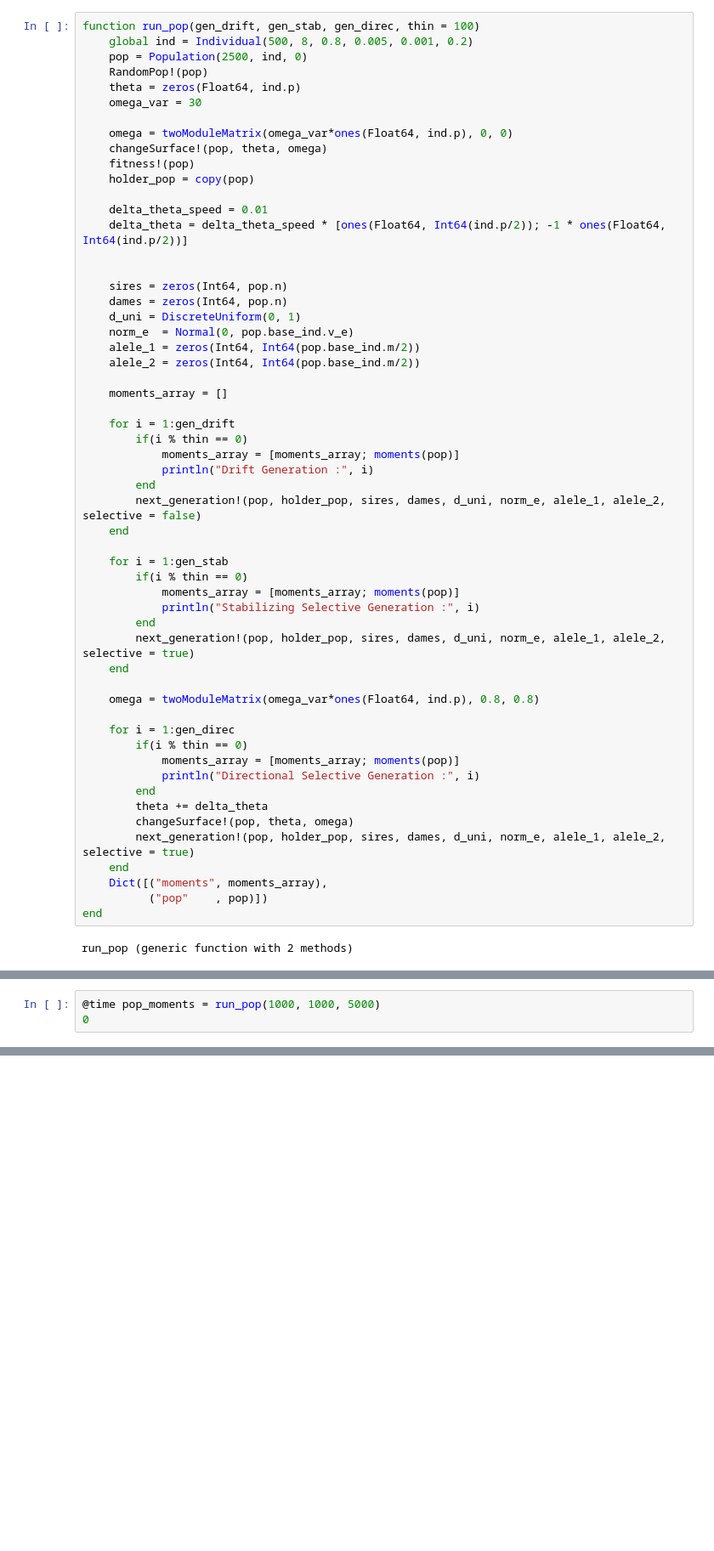
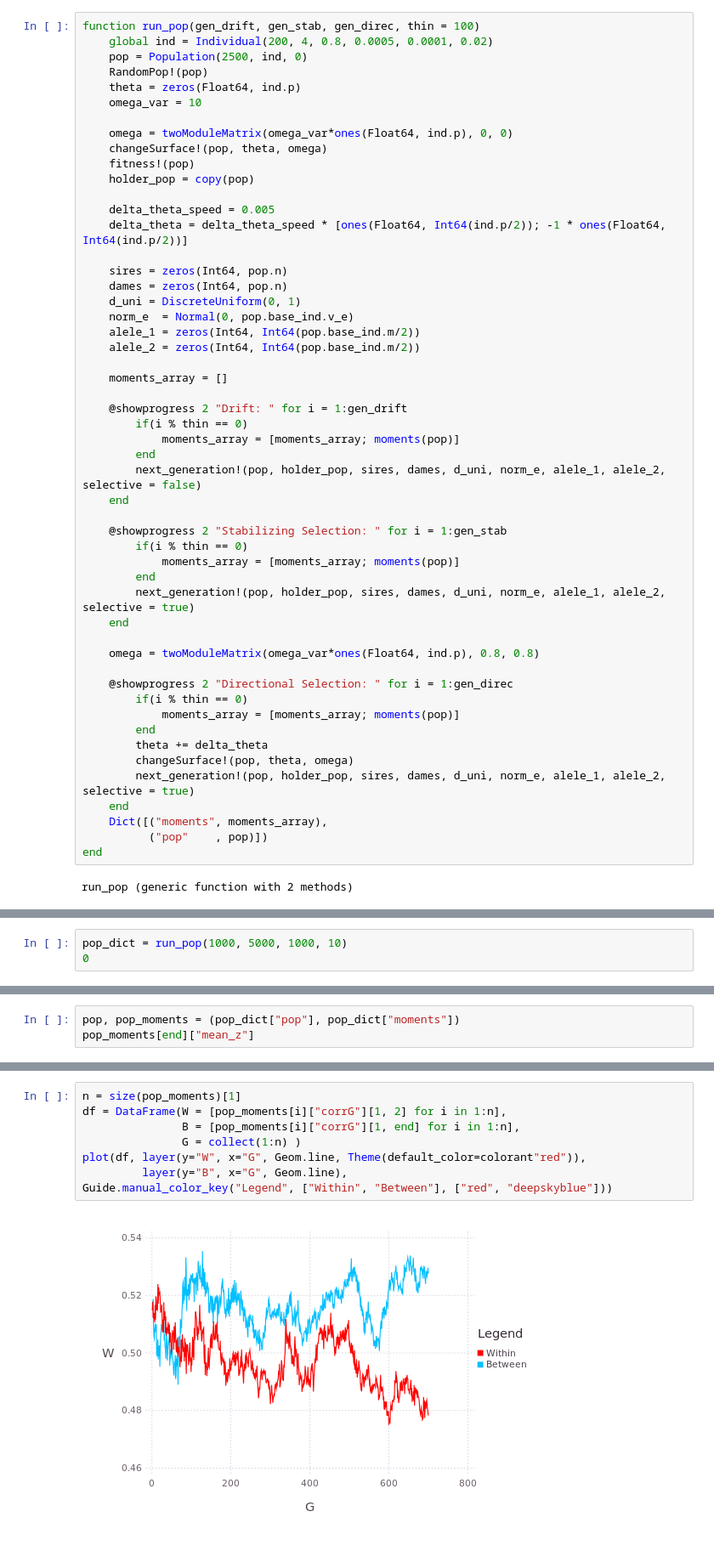
Before and after one commit to diogro/evomod_julia, a Jupyter notebook: evomod_prototype_notebook.ipynb, the cells around one changed output, grey strips where cells are left out. Shown at 85% size. Cells and saved outputs as stored; diff of their text form; blank space fills up the shorter version.

Commit message:
new nice plots

```diff
--- a/evomod_prototype_notebook.ipynb
+++ b/evomod_prototype_notebook.ipynb
@@ -236,20 +236,19 @@ end
 moments (generic function with 1 method)
 # %%
 function run_pop(gen_drift, gen_stab, gen_direc, thin = 100)
-    global ind = Individual(500, 8, 0.8, 0.005, 0.001, 0.2)
+    global ind = Individual(200, 4, 0.8, 0.0005, 0.0001, 0.02)
     pop = Population(2500, ind, 0)
     RandomPop!(pop)
     theta = zeros(Float64, ind.p)
-    omega_var = 30
+    omega_var = 10
 
     omega = twoModuleMatrix(omega_var*ones(Float64, ind.p), 0, 0)
     changeSurface!(pop, theta, omega)
     fitness!(pop)
     holder_pop = copy(pop)
 
-    delta_theta_speed = 0.01
+    delta_theta_speed = 0.005
     delta_theta = delta_theta_speed * [ones(Float64, Int64(ind.p/2)); -1 * ones(Float64, Int64(ind.p/2))]
-
 
     sires = zeros(Int64, pop.n)
     dames = zeros(Int64, pop.n)
@@ -260,28 +259,25 @@ function run_pop(gen_drift, gen_stab, gen_direc, thin = 100)
 
     moments_array = []
 
-    for i = 1:gen_drift
+    @showprogress 2 "Drift: " for i = 1:gen_drift
         if(i % thin == 0)
             moments_array = [moments_array; moments(pop)]
-            println("Drift Generation :", i)
         end
         next_generation!(pop, holder_pop, sires, dames, d_uni, norm_e, alele_1, alele_2, selective = false)
     end
 
-    for i = 1:gen_stab
+    @showprogress 2 "Stabilizing Selection: " for i = 1:gen_stab
         if(i % thin == 0)
             moments_array = [moments_array; moments(pop)]
-            println("Stabilizing Selective Generation :", i)
         end
         next_generation!(pop, holder_pop, sires, dames, d_uni, norm_e, alele_1, alele_2, selective = true)
     end
 
     omega = twoModuleMatrix(omega_var*ones(Float64, ind.p), 0.8, 0.8)
 
-    for i = 1:gen_direc
+    @showprogress 2 "Directional Selection: " for i = 1:gen_direc
         if(i % thin == 0)
             moments_array = [moments_array; moments(pop)]
-            println("Directional Selective Generation :", i)
         end
         theta += delta_theta
         changeSurface!(pop, theta, omega)
@@ -298,6 +294,6 @@ pop_moments = run_pop(1, 1, 1)
 # %% [output]
 0
 # %%
-@time pop_moments = run_pop(1000, 1000, 5000)
+pop_dict = run_pop(1000, 5000, 1000, 10)
 0
 # %% [output]
@@ -319,0 +304,3 @@ pop_moments["pop"].surface
+# %%
+pop, pop_moments = (pop_dict["pop"], pop_dict["moments"])
+pop_moments[end]["mean_z"]
@@ -319,0 +313,10 @@ pop_moments["pop"].surface
+# %%
+n = size(pop_moments)[1]
+df = DataFrame(W = [pop_moments[i]["corrG"][1, 2] for i in 1:n],
+               B = [pop_moments[i]["corrG"][1, end] for i in 1:n],
+               G = collect(1:n) )
+plot(df, layer(y="W", x="G", Geom.line, Theme(default_color=colorant"red")),
+         layer(y="B", x="G", Geom.line),
+Guide.manual_color_key("Legend", ["Within", "Between"], ["red", "deepskyblue"]))
+# %% [output]
+[figure, added]
```
Also changed, not shown: parts of 14 cells of this notebook.
